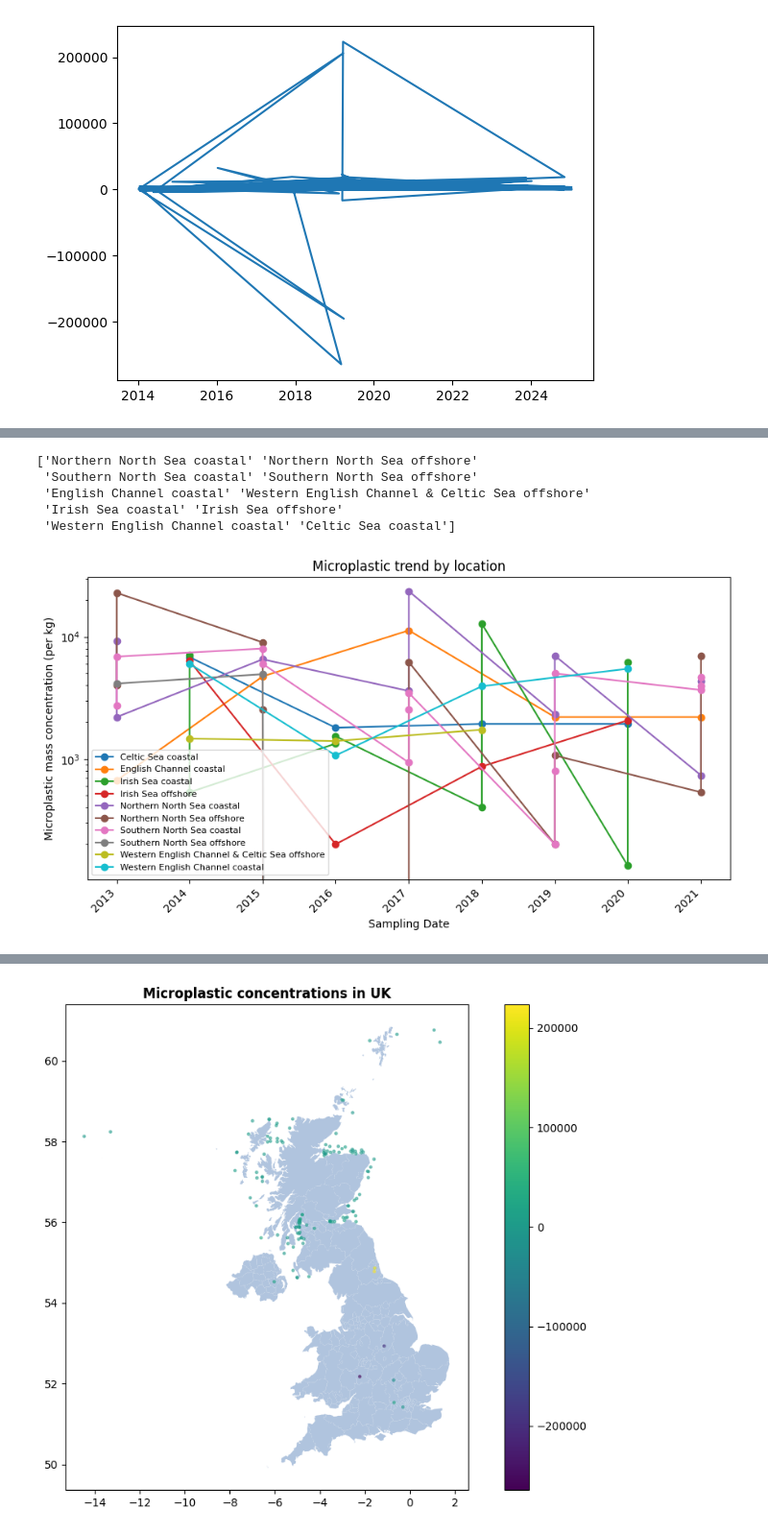
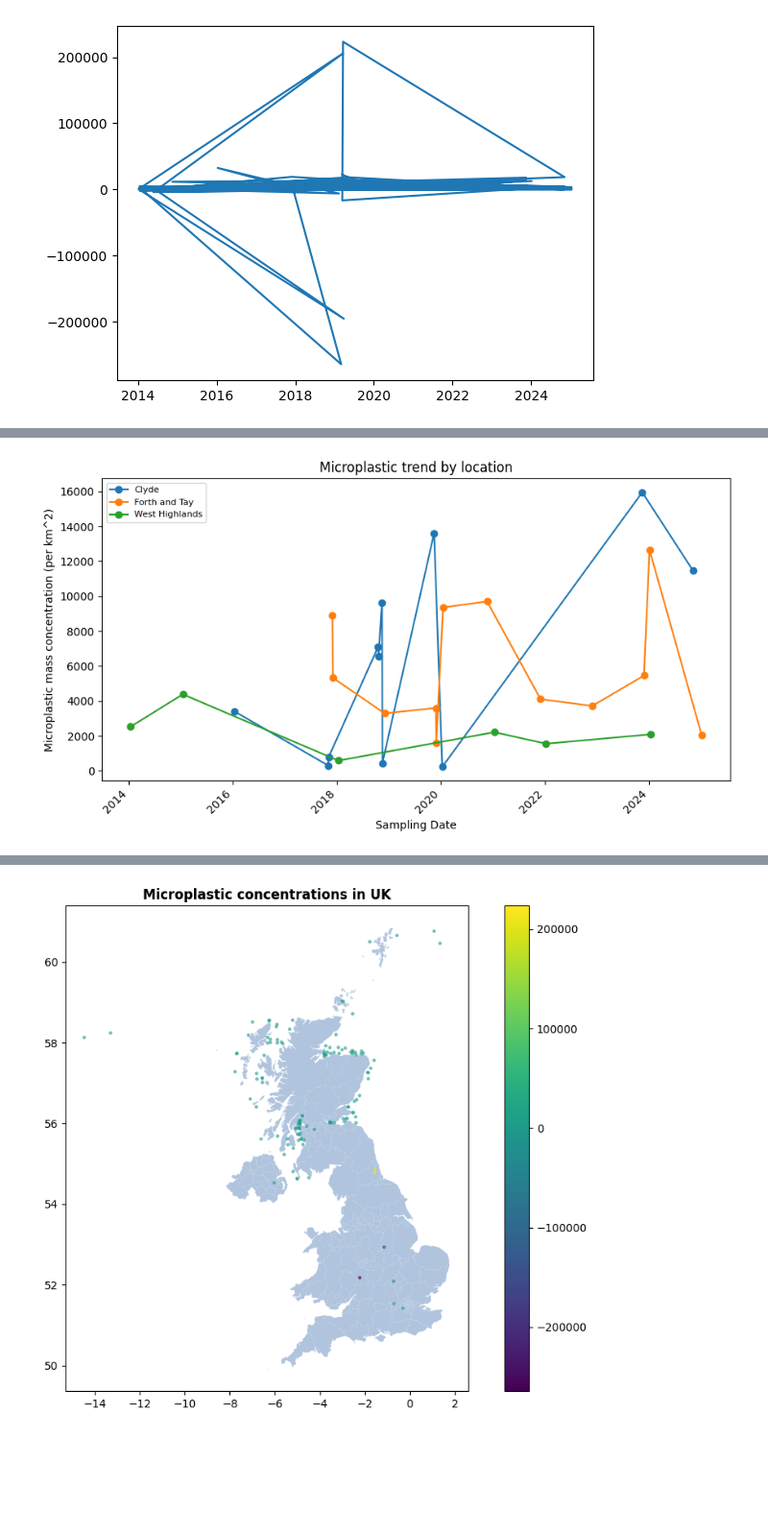
Before and after one commit to fonkerina/Microplastic-Tracker, a Jupyter notebook: MAIN.ipynb, the cells around one changed output, grey strips where cells are left out. Shown at 96% size. Drawn from its saved outputs; the diff is of its cells as text; code cells hidden in the pictures; blank space fills up the shorter version.

```diff
--- a/MAIN.ipynb
+++ b/MAIN.ipynb
@@ -841,26 +830,41 @@ plt.show()
 # %%
-locations_cefas = cefas_dat["samp_location"].unique()
-print(locations_cefas)
-
-fig, ax = plt.subplots(figsize = (9, 5))
-for loc, cefas_loc in cefas_dat.groupby("samp_location"):
-    cefas_loc = cefas_loc.sort_values("samp_date")
-    ax.plot(cefas_loc["samp_date"], cefas_loc["sum_micro_kg"], marker="o", label=loc)
-
-plt.setp(ax.get_xticklabels(), rotation=45, ha="right")
-
-ax.set_xlabel("Sampling Date")
-ax.set_ylabel("Microplastic mass concentration (per kg)")
-ax.set_yscale('log')
-ax.set_title("Microplastic trend by location")
-ax.legend(fontsize=8)
-
-plt.tight_layout()
-plt.show()
+results = predictions.merge(inland_dat["samp_location"], 'left', right_index = True, left_index = True)
-# %% [output]
-['Northern North Sea coastal' 'Northern North Sea offshore'
- 'Southern North Sea coastal' 'Southern North Sea offshore'
- 'English Channel coastal' 'Western English Channel & Celtic Sea offshore'
- 'Irish Sea coastal' 'Irish Sea offshore'
- 'Western English Channel coastal' 'Celtic Sea coastal']
-[figure, removed]
+# %%
+# calculate averages for data taken on within 3 days of each other
+results["date_only"] = results["dates"].dt.floor("D")
+
+averages = (
+    results
+    .groupby(["samp_location", pd.Grouper(key="date_only", freq="3D")], as_index=False)
+    .agg(micro_mean=("micro_preds", "mean"))
+)
+# %%
+import numpy as np
+# Choose 4 locations with sufficient sampling frequency to analyse
+locations = ["clyde", "forth and tay", "west highlands"]
+
+fig, ax = plt.subplots(figsize = (9, 5))
+# get micropreds and dates corresponding to chosen locations
+for loc, grp in averages.groupby("samp_location"):
+    grp = grp.sort_values("date_only")
+    grp = grp[grp["micro_mean"] >= 0]
+    if loc.lower() in locations:
+        ax.plot(
+            grp["date_only"],
+            grp["micro_mean"],
+            marker="o",
+            label=loc
+        )
+
+plt.setp(ax.get_xticklabels(), rotation=45, ha="right")
+
+ax.set_xlabel("Sampling Date")
+ax.set_ylabel("Microplastic mass concentration (per km^2)")
+#ax.set_yscale('log')
+ax.set_title("Microplastic trend by location")
+ax.legend(fontsize=8)
+
+plt.tight_layout()
+plt.show()
+# %% [output]
+[figure, added]
```
Also changed, not shown: parts of 7 cells of this notebook.
